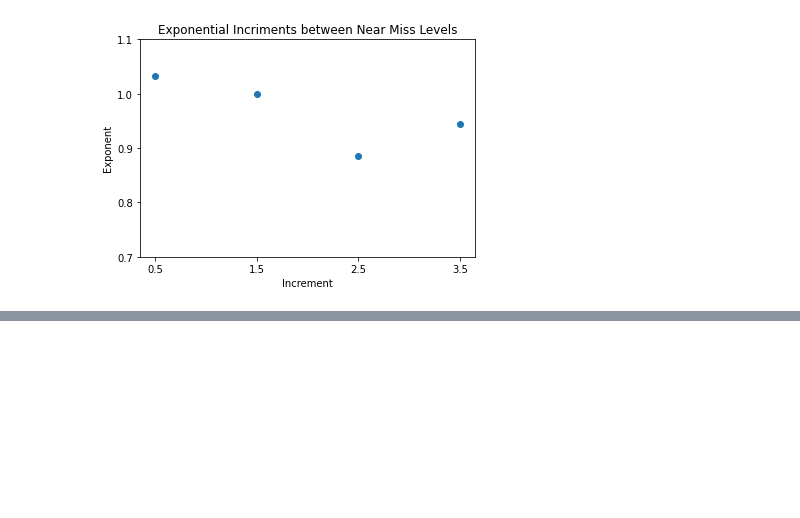
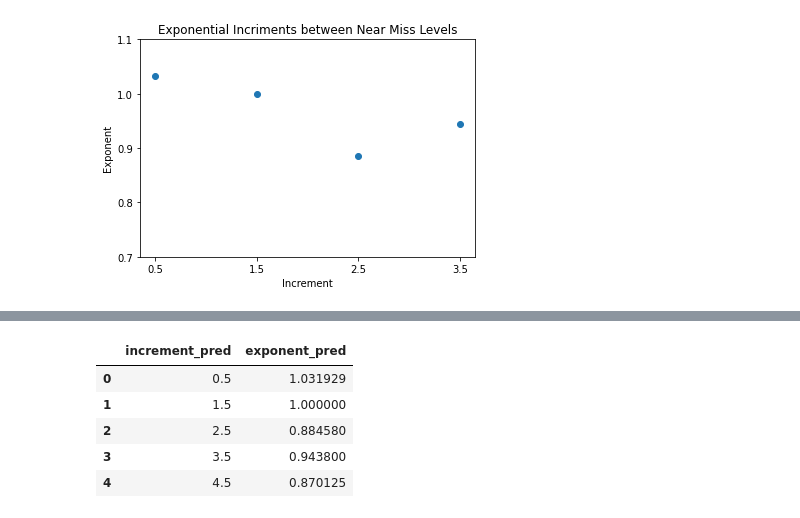
Before and after one commit to ddodds42/cwmd_data_project, a Jupyter notebook: Probability_of_war/Near_Miss_classification_counts.ipynb, the cells around one changed output, grey strips where cells are left out. Cells and saved outputs as stored; diff of their text form; code cells hidden in the pictures; blank space fills up the shorter version.

```diff
--- a/Probability_of_war/Near_Miss_classification_counts.ipynb
+++ b/Probability_of_war/Near_Miss_classification_counts.ipynb
@@ -144,0 +145,2 @@ plt.show()
+# %%
+model = LinearRegression()
@@ -144,0 +186,10 @@ plt.show()
+# %%
+df_increment_log = pd.DataFrame(data=df_increment_log_dict)
+df_increment_log
+# %% [output]
+|  | increment_pred | exponent_pred |
+| 0 | 0.5 | 1.031929 |
+| 1 | 1.5 | 1.000000 |
+| 2 | 2.5 | 0.884580 |
+| 3 | 3.5 | 0.943800 |
+| 4 | 4.5 | 0.870125 |
```
Also changed, not shown: parts of 11 cells of this notebook.
